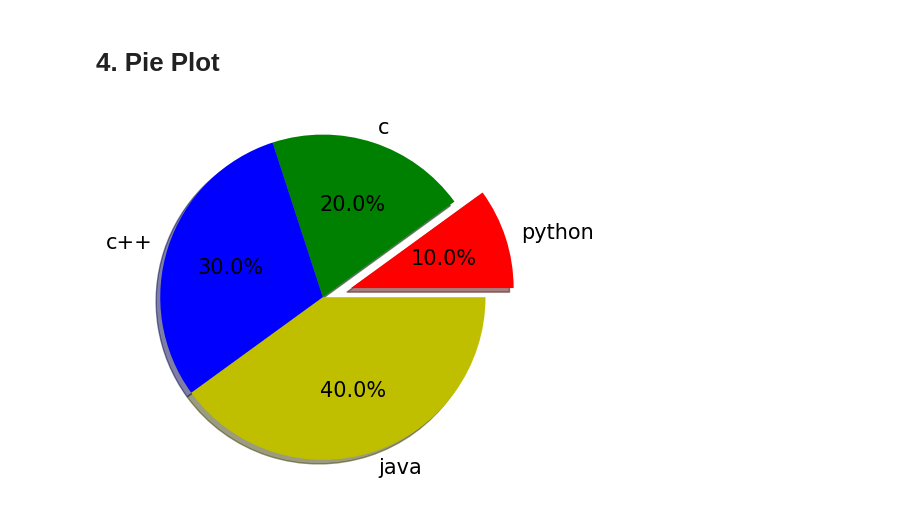
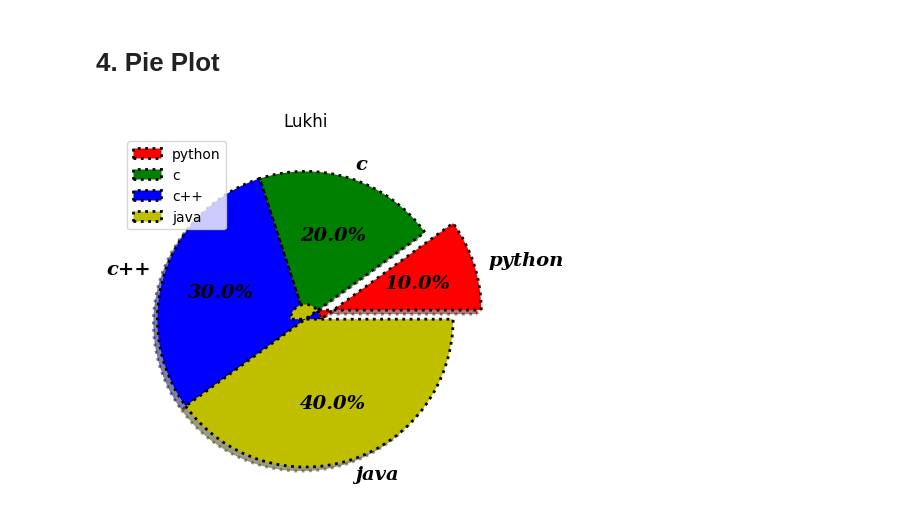
Before and after one commit to lukhi-laksh/Python-MatPlotLib, a Jupyter notebook: Advance.ipynb, the cells around one changed output. Drawn from its saved outputs; the diff is of its cells as text; code cells hidden in the pictures.

```diff
--- a/Advance.ipynb
+++ b/Advance.ipynb
@@ -201,13 +201,18 @@ plt.show()
 # %%
 import matplotlib.pyplot as plt
 
 x = [10, 20, 30, 40]
 y = ['python', 'c', 'c++', 'java']
 ex = [0.2, 0.0, 0.0, 0.0]
 c = ['r', 'g', 'b', 'y']
 
-plt.pie(x, labels=y, explode=ex, colors=c, autopct='%0.1f%%', shadow=True, radius=1.1, labeldistance=1.1, startangle=0
-        , textprops={"fontsize": 15}) # write persentage, 0.'1' is number after point and second % is 10.0'%'<--
+plt.pie(x, labels=y, explode=ex, colors=c, autopct='%0.1f%%', shadow=True, radius=1, labeldistance=1.1, startangle=0
+        , textprops= {'fontsize': 14,'color': 'black','weight': 'bold','family': 'serif','style': 'italic'}, counterclock=True
+        , wedgeprops = {'edgecolor': 'black','linewidth': 2,'linestyle': ':','width': 1.1}
+) # write persentage, 0.'1' is number after point and second % is 10.0'%'<--
+
+plt.title('Lukhi')
+plt.legend(loc = 2)
 plt.show()
 # %% [output]
-[figure, old version]
+[figure, new version]
```
Also changed, not shown: parts of 13 cells of this notebook, 1 other file.
